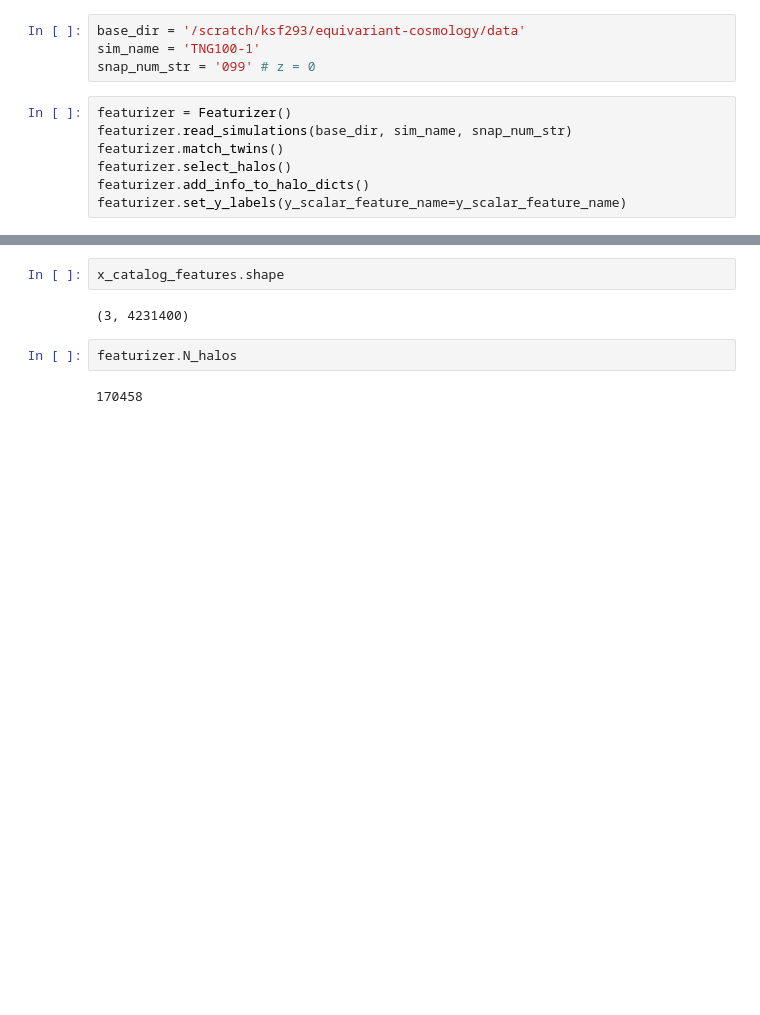
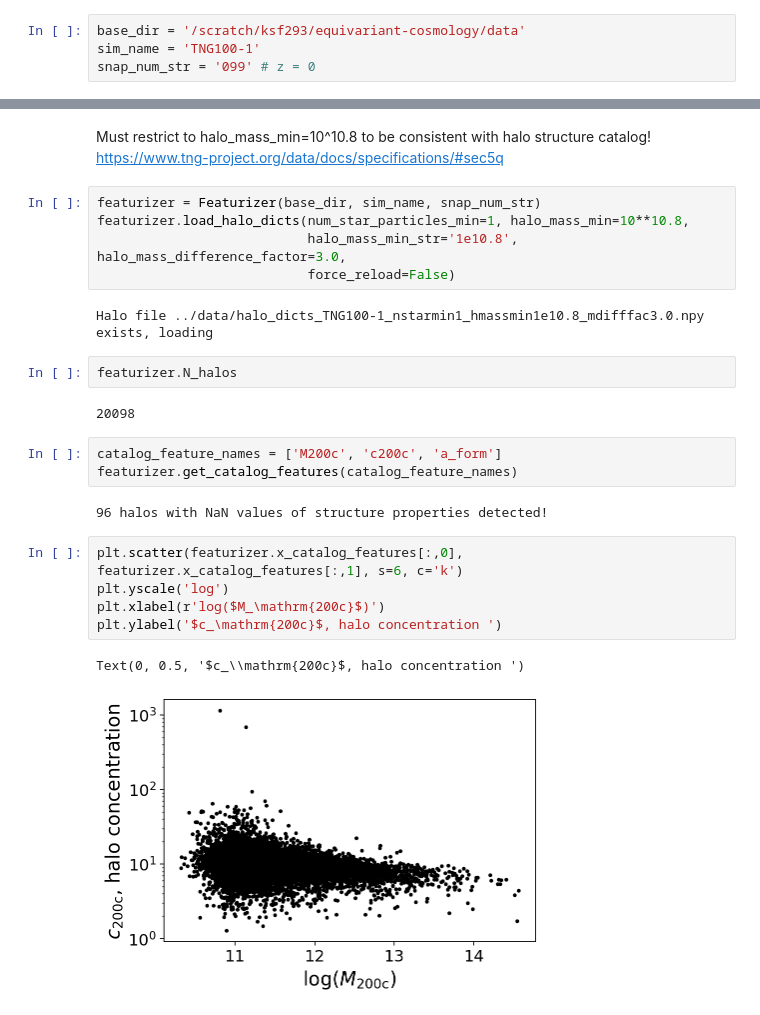
Before and after one commit to kstoreyf/equivariant-cosmology, a Jupyter notebook: notebooks/2022-03-02_halo_catalog_features_fit.ipynb, the cells around one changed output, grey strips where cells are left out. Drawn from its saved outputs; the diff is of its cells as text; blank space fills up the shorter version.

```diff
--- a/notebooks/2022-03-02_halo_catalog_features_fit.ipynb
+++ b/notebooks/2022-03-02_halo_catalog_features_fit.ipynb
@@ -68,10 +68,3 @@ mass_multiplier = 1e10
 base_dir = '/scratch/ksf293/equivariant-cosmology/data'
 sim_name = 'TNG100-1'
 snap_num_str = '099' # z = 0
-# %%
-featurizer = Featurizer()
-featurizer.read_simulations(base_dir, sim_name, snap_num_str)
-featurizer.match_twins()
-featurizer.select_halos()
-featurizer.add_info_to_halo_dicts()
-featurizer.set_y_labels(y_scalar_feature_name=y_scalar_feature_name)
@@ -105,8 +71,27 @@ x_catalog_features = np.array(x_catalog_features)
-# %%
-x_catalog_features.shape
-# %% [output]
-(3, 4231400)
+# %% [markdown]
+Must restrict to halo_mass_min=10^10.8 to be consistent with halo structure catalog!
+https://www.tng-project.org/data/docs/specifications/#sec5q
+# %%
+featurizer = Featurizer(base_dir, sim_name, snap_num_str)
+featurizer.load_halo_dicts(num_star_particles_min=1, halo_mass_min=10**10.8,
+                           halo_mass_min_str='1e10.8', halo_mass_difference_factor=3.0,
+                           force_reload=False)
+# %% [output]
+Halo file ../data/halo_dicts_TNG100-1_nstarmin1_hmassmin1e10.8_mdifffac3.0.npy exists, loading
 # %%
 featurizer.N_halos
 # %% [output]
-170458
+20098
+# %%
+catalog_feature_names = ['M200c', 'c200c', 'a_form']
+featurizer.get_catalog_features(catalog_feature_names)
+# %% [output]
+96 halos with NaN values of structure properties detected!
+# %%
+plt.scatter(featurizer.x_catalog_features[:,0], featurizer.x_catalog_features[:,1], s=6, c='k')
+plt.yscale('log')
+plt.xlabel(r'log($M_\mathrm{200c}$)')
+plt.ylabel('$c_\mathrm{200c}$, halo concentration ')
+# %% [output]
+Text(0, 0.5, '$c_\\mathrm{200c}$, halo concentration ')
+[figure, added]
```
Also changed, not shown: parts of 25 cells of this notebook, 1 other file.
